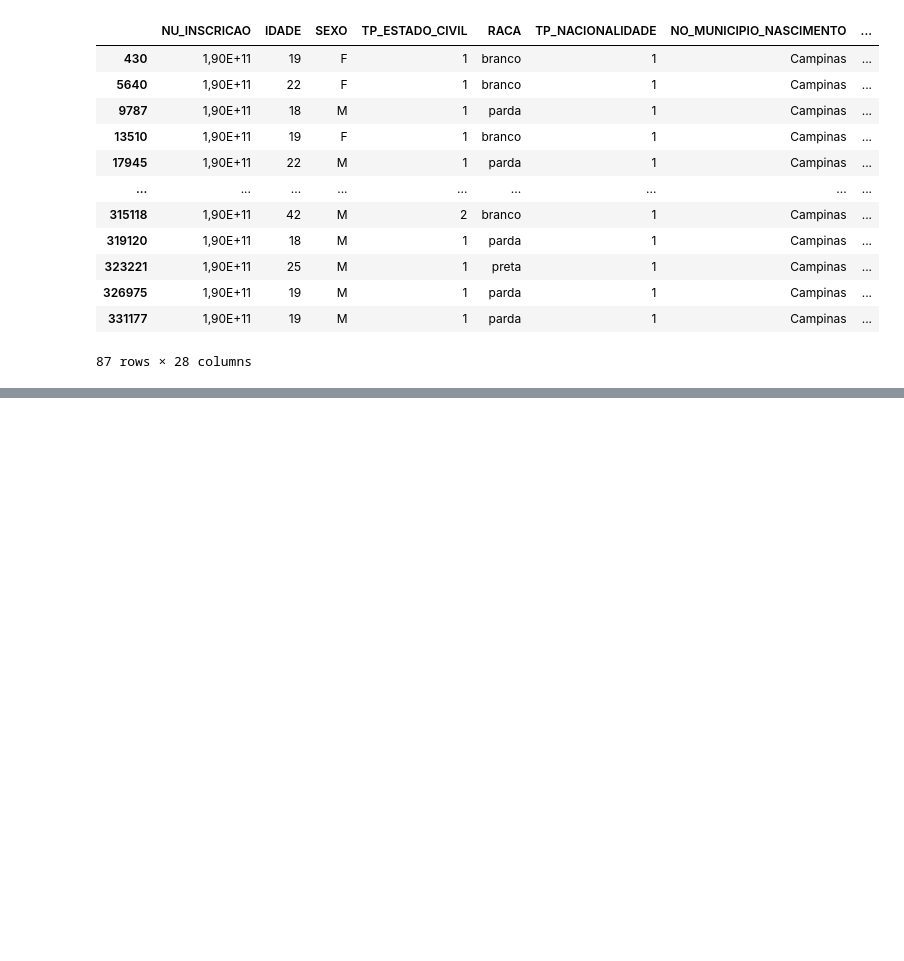
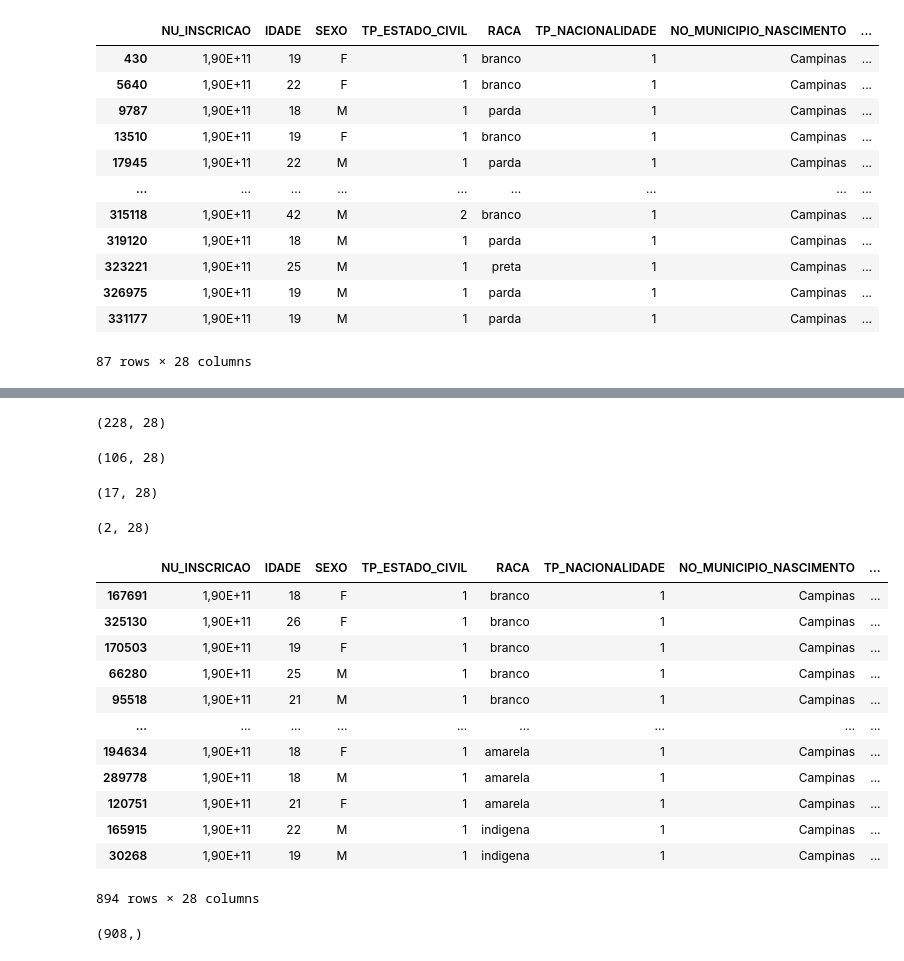
Before and after one commit to arthurresendes/Estatistica-aplicada, a Jupyter notebook: Enem/amostragem.ipynb, the cells around one changed output, grey strips where cells are left out. Saved outputs shown, nothing was run; the diff lists cells and outputs as text; code cells hidden in the pictures; blank space fills up the shorter version.

Commit message:
Amostragem estratificada com concat e frações

```diff
--- a/Enem/amostragem.ipynb
+++ b/Enem/amostragem.ipynb
@@ -188,0 +207,38 @@ amostra2_camp
+# %%
+parda = enem_campinas.loc[enem_campinas.RACA == 'parda'].sample(frac=0.10)
+parda.shape
+# %% [output]
+(228, 28)
+# %%
+preta = enem_campinas.loc[enem_campinas.RACA == 'preta'].sample(frac=0.10)
+preta.shape
+# %% [output]
+(106, 28)
+# %%
+amarela = enem_campinas.loc[enem_campinas.RACA == 'amarela'].sample(frac=0.10)
+amarela.shape
+# %% [output]
+(17, 28)
+# %%
+indigena = enem_campinas.loc[enem_campinas.RACA == 'indigena'].sample(frac=0.10)
+indigena.shape
+# %% [output]
+(2, 28)
+# %%
+amos_estra = pd.concat([branca,preta,parda,amarela,indigena])
+# %%
+amos_estra
+# %% [output]
+|  | NU_INSCRICAO | IDADE | SEXO | TP_ESTADO_CIVIL | RACA | TP_NACIONALIDADE | NO_MUNICIPIO_NASCIMENTO | ... |
+| 167691 | 1,90E+11 | 18 | F | 1 | branco | 1 | Campinas | ... |
+| 325130 | 1,90E+11 | 26 | F | 1 | branco | 1 | Campinas | ... |
+| 170503 | 1,90E+11 | 19 | F | 1 | branco | 1 | Campinas | ... |
+| 66280 | 1,90E+11 | 25 | M | 1 | branco | 1 | Campinas | ... |
+| 95518 | 1,90E+11 | 21 | M | 1 | branco | 1 | Campinas | ... |
+| ... | ... | ... | ... | ... | ... | ... | ... | ... |
+| 194634 | 1,90E+11 | 18 | F | 1 | amarela | 1 | Campinas | ... |
+| 289778 | 1,90E+11 | 18 | M | 1 | amarela | 1 | Campinas | ... |
+| 120751 | 1,90E+11 | 21 | F | 1 | amarela | 1 | Campinas | ... |
+| 165915 | 1,90E+11 | 22 | M | 1 | indigena | 1 | Campinas | ... |
+| 30268 | 1,90E+11 | 19 | M | 1 | indigena | 1 | Campinas | ... |
+894 rows × 28 columns
@@ -188,0 +249,4 @@ amostra2_camp
+# %%
+amos_estra.shape
+# %% [output]
+(908,)
```
Also changed, not shown: parts of 12 cells of this notebook.
